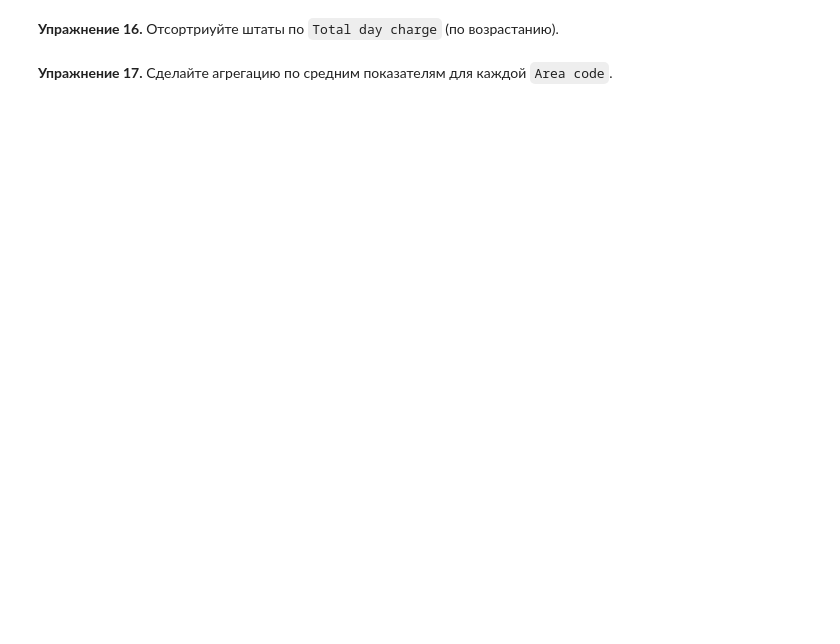
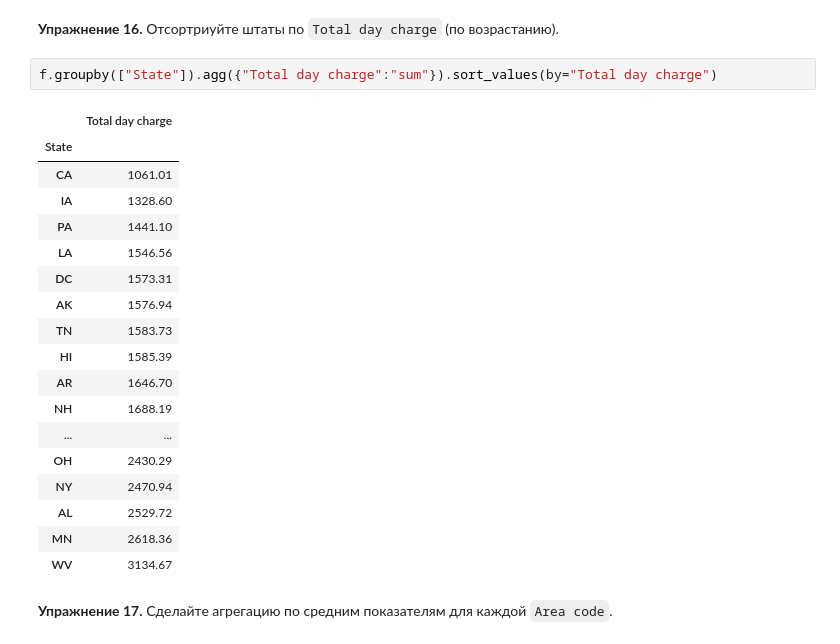
Before and after one commit to otter8sky/mipt_python_1_sem, a Jupyter notebook: 2024_lpr_lab08.ipynb, the cells around one changed output. Saved outputs shown, nothing was run; the diff lists cells and outputs as text; blank space fills up the shorter version.

```diff
--- a/2024_lpr_lab08.ipynb
+++ b/2024_lpr_lab08.ipynb
@@ -1123,4 +1213,25 @@ new_dataframe[new_dataframe.Churn > m]
 # %% [markdown]
 **Упражнение 16.** Отсортриуйте штаты по `Total day charge` (по возрастанию).
+# %%
+f.groupby(["State"]).agg({"Total day charge":"sum"}).sort_values(by="Total day charge")
+# %% [output]
+|  | Total day charge |
+| State |  |
+| CA | 1061.01 |
+| IA | 1328.60 |
+| PA | 1441.10 |
+| LA | 1546.56 |
+| DC | 1573.31 |
+| AK | 1576.94 |
+| TN | 1583.73 |
+| HI | 1585.39 |
+| AR | 1646.70 |
+| NH | 1688.19 |
+| ... | ... |
+| OH | 2430.29 |
+| NY | 2470.94 |
+| AL | 2529.72 |
+| MN | 2618.36 |
+| WV | 3134.67 |
 # %% [markdown]
 **Упражнение 17.** Сделайте агрегацию по средним показателям для каждой `Area code`.
```
Also changed, not shown: parts of 32 cells of this notebook.
